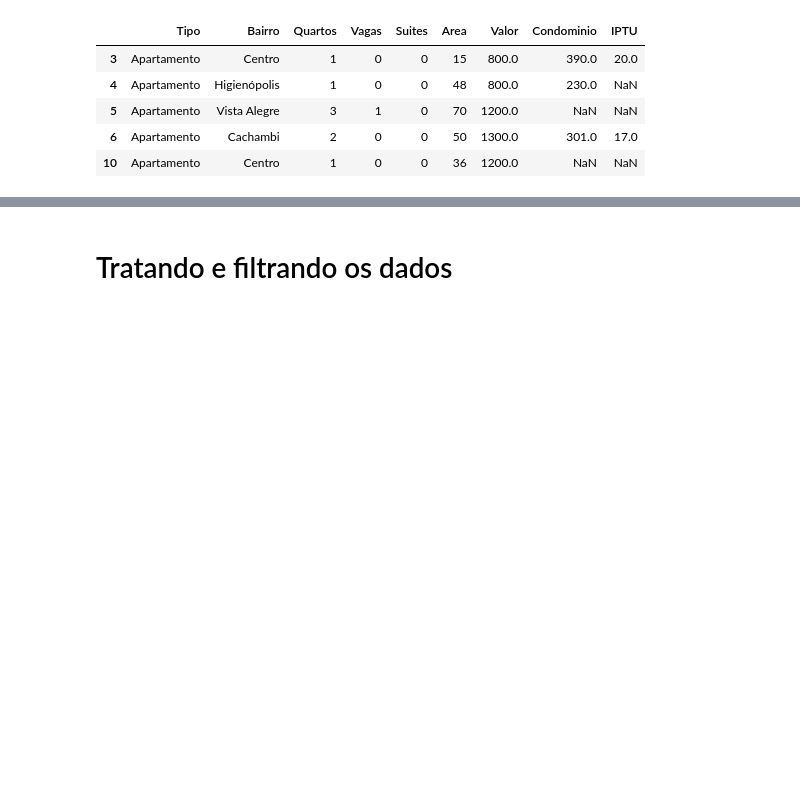
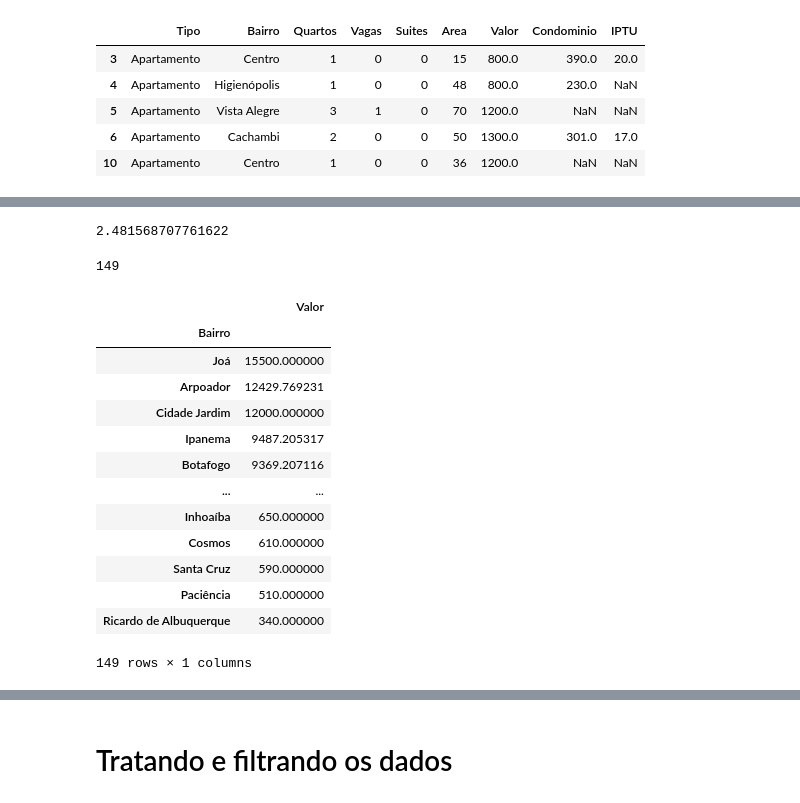
Before and after one commit to tecStudent/alura-pandas, a Jupyter notebook: 1_conhecendo_biblioteca/notebook_inicial.ipynb, the cells around one changed output, grey strips where cells are left out. Saved outputs shown, nothing was run; the diff lists cells and outputs as text; code cells hidden in the pictures; blank space fills up the shorter version.

```diff
--- a/1_conhecendo_biblioteca/notebook_inicial.ipynb
+++ b/1_conhecendo_biblioteca/notebook_inicial.ipynb
@@ -356,0 +367,25 @@ df.head()
+# %%
+df.Quartos.mean()
+# %% [output]
+2.481568707761622
+# %%
+len(df['Bairro'].unique())
+# %% [output]
+149
+# %%
+df.groupby('Bairro')[['Valor']].mean().sort_values('Valor',ascending=False)
+# %% [output]
+|  | Valor |
+| Bairro |  |
+| Joá | 15500.000000 |
+| Arpoador | 12429.769231 |
+| Cidade Jardim | 12000.000000 |
+| Ipanema | 9487.205317 |
+| Botafogo | 9369.207116 |
+| ... | ... |
+| Inhoaíba | 650.000000 |
+| Cosmos | 610.000000 |
+| Santa Cruz | 590.000000 |
+| Paciência | 510.000000 |
+| Ricardo de Albuquerque | 340.000000 |
+149 rows × 1 columns
```
Also changed, not shown: parts of 2 cells of this notebook.
